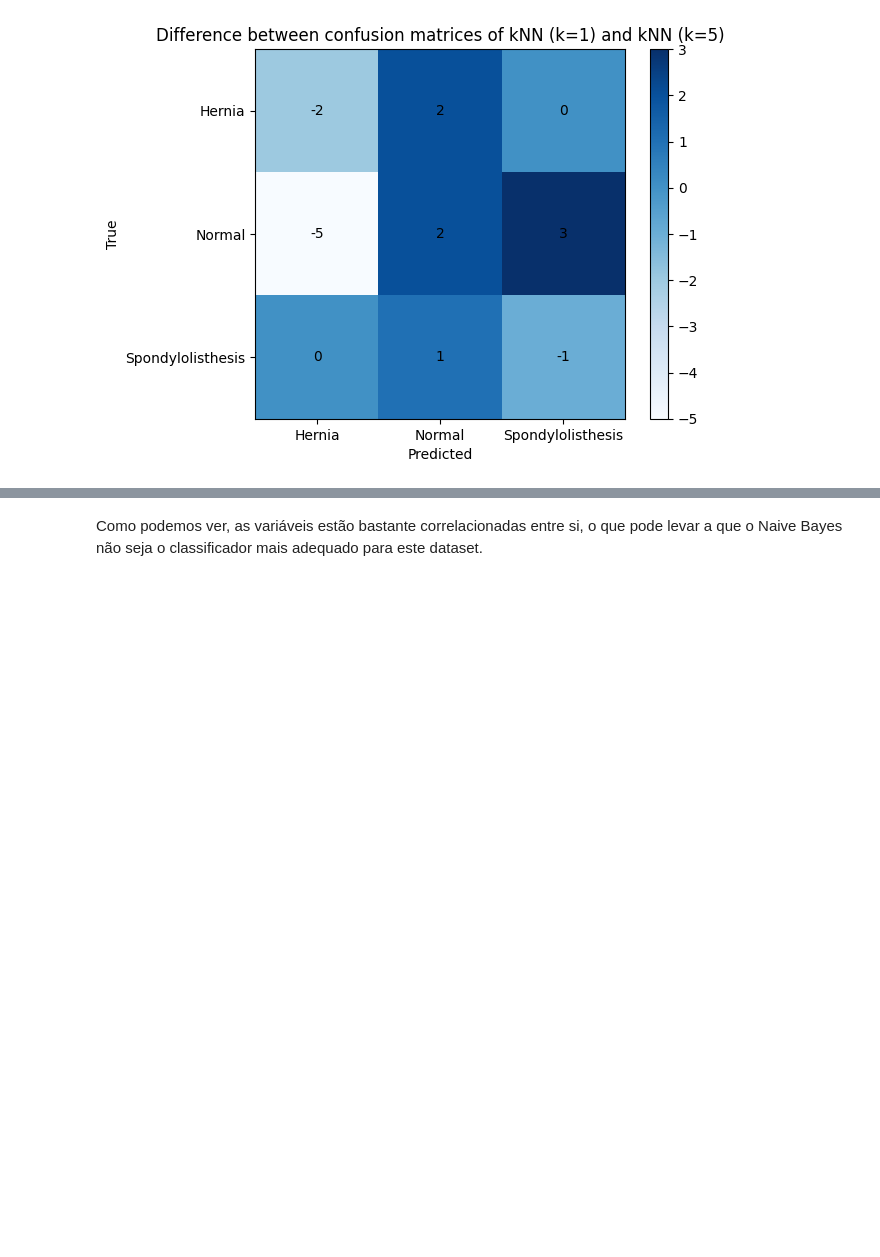
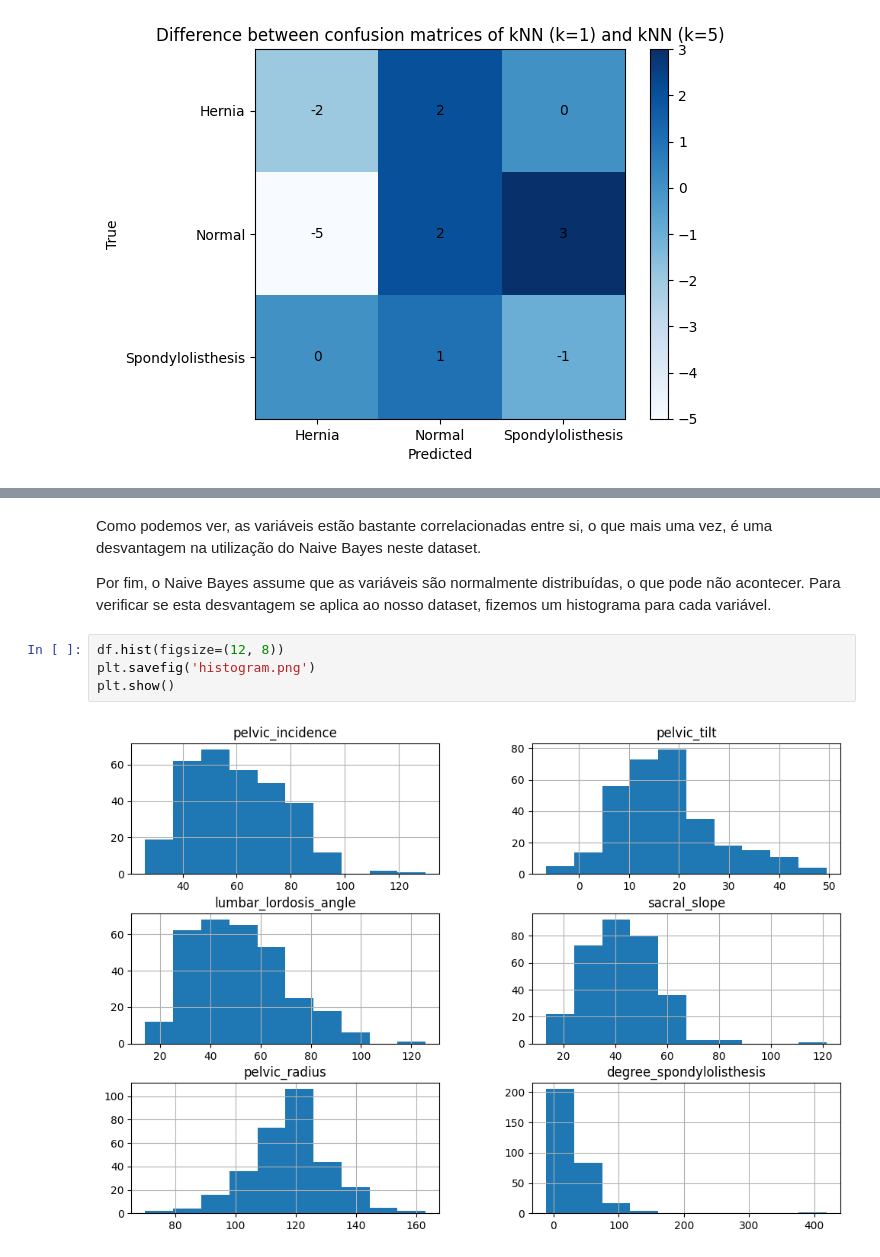
Before and after one commit to NunoGandum19/Aprendizagem, a Jupyter notebook: Homework2/Homework2.ipynb, the cells around one changed output, grey strips where cells are left out. Drawn from its saved outputs; the diff is of its cells as text; blank space fills up the shorter version.

```diff
--- a/Homework2/Homework2.ipynb
+++ b/Homework2/Homework2.ipynb
@@ -134,5 +142,13 @@ plt.savefig('heatmap.png')
 plt.show()
 # %% [output]
 [figure]
-# %% [markdown]
-Como podemos ver, as variáveis estão bastante correlacionadas entre si, o que pode levar a que o Naive Bayes não seja o classificador mais adequado para este dataset.
+# %% [markdown]
+Como podemos ver, as variáveis estão bastante correlacionadas entre si, o que mais uma vez, é uma desvantagem na utilização do Naive Bayes neste dataset.
+
+Por fim, o Naive Bayes assume que as variáveis são normalmente distribuídas, o que pode não acontecer. Para verificar se esta desvantagem se aplica ao nosso dataset, fizemos um histograma para cada variável.
+# %%
+df.hist(figsize=(12, 8))
+plt.savefig('histogram.png')
+plt.show()
+# %% [output]
+[figure, added]
```
Also changed, not shown: parts of 5 cells of this notebook, 2 other files.
